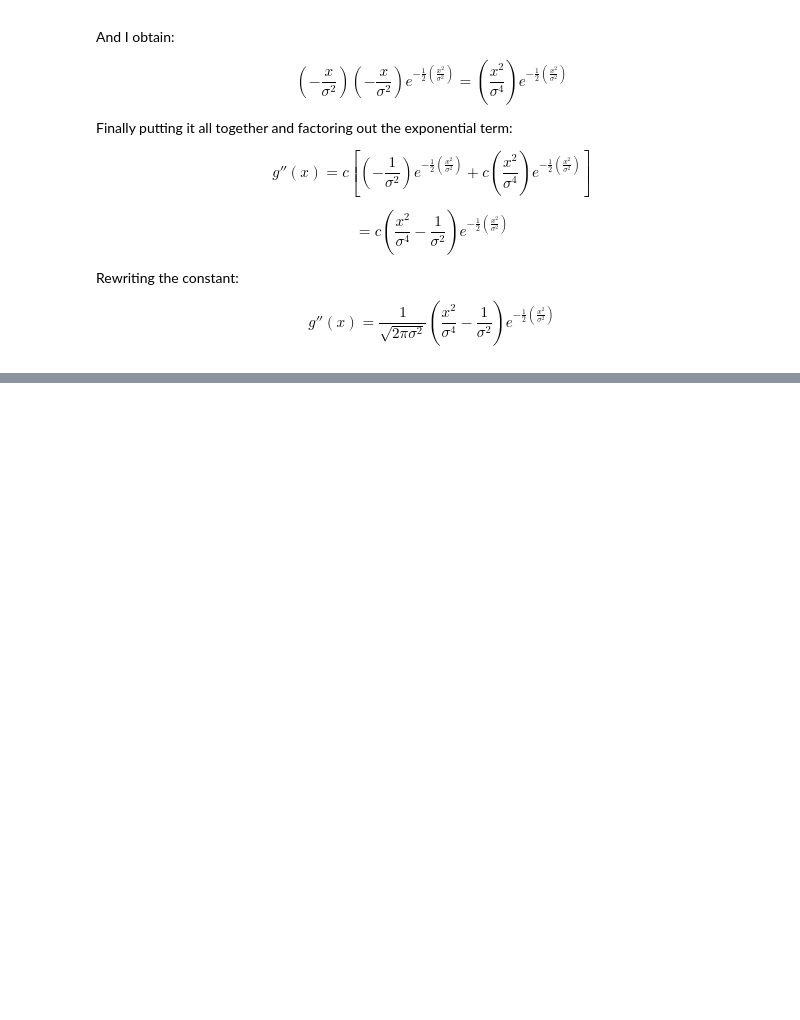
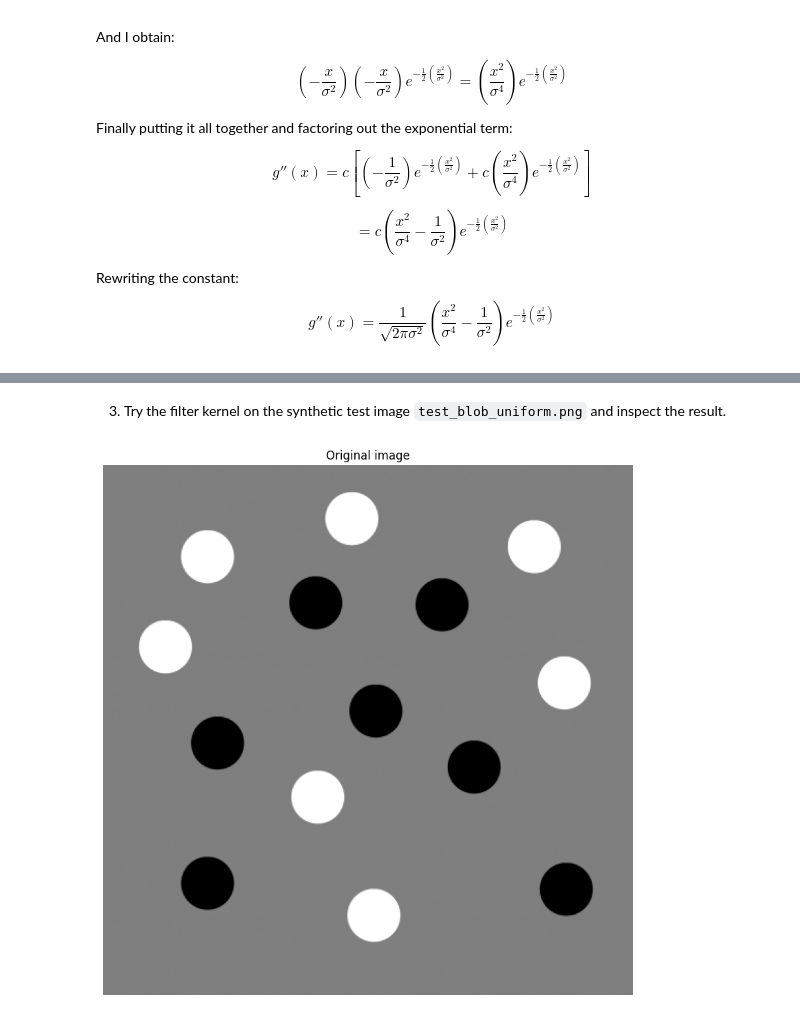
Before and after one commit to Cerlog/02506_Advanced_Image_Analysis_DTU, a Jupyter notebook: Chapter02/week_2_ex_1.ipynb, the cells around one changed output, grey strips where cells are left out. Saved outputs shown, nothing was run; the diff lists cells and outputs as text; code cells hidden in the pictures; blank space fills up the shorter version.

```diff
--- a/Chapter02/week_2_ex_1.ipynb
+++ b/Chapter02/week_2_ex_1.ipynb
@@ -83,0 +184,15 @@ $$
+# %% [markdown]
+
+3. Try the filter kernel on the synthetic test image `test_blob_uniform.png` and inspect the result.
+# %%
+image = skimage.io.imread('data/test_blob_uniform.png')
+
+
+# visualize the iamge
+plt.figure(figsize=(10, 10))
+plt.imshow(image, cmap='gray')
+plt.axis('off')
+plt.title('Original image')
+plt.show()
+# %% [output]
+[figure, added]
```
Also changed, not shown: parts of 10 cells of this notebook, 8 other files.
